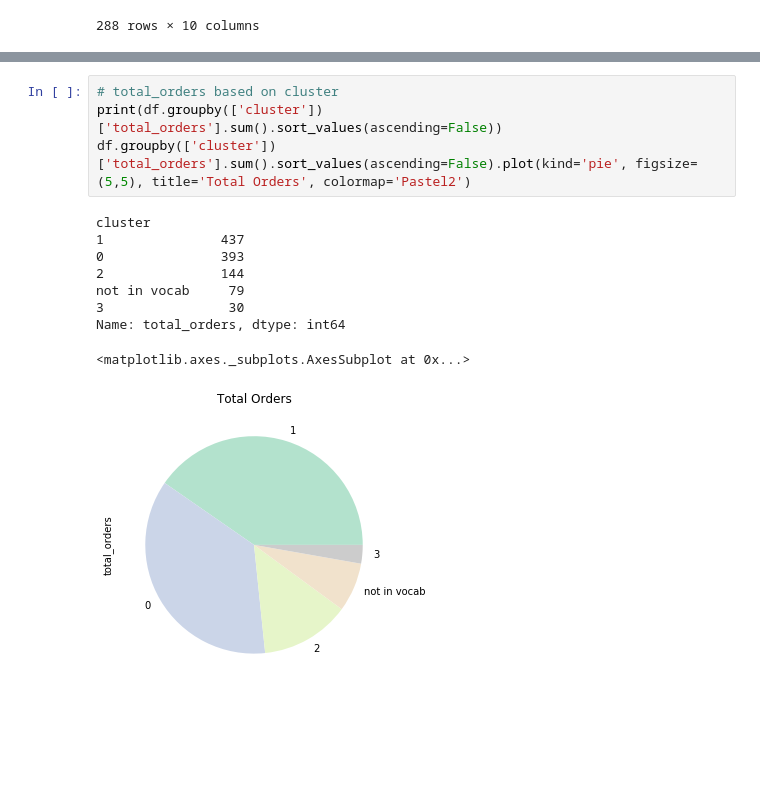
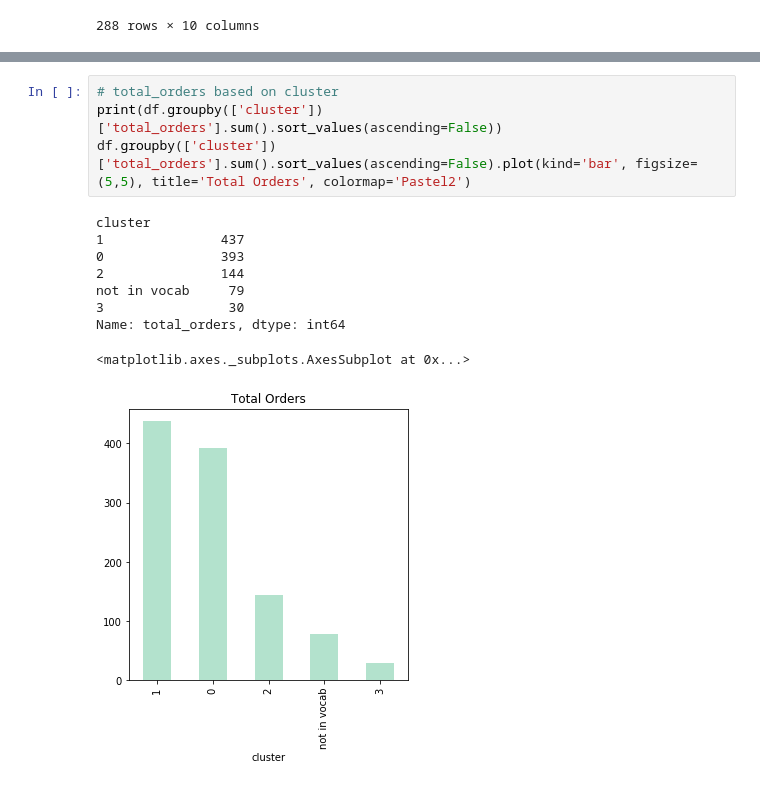
Before and after one commit to PoetriHeriningtyas/keywords-clustering-new-approach, a Jupyter notebook: keyword_clustering_new_approach.ipynb, the cells around one changed output, grey strips where cells are left out. Cells and saved outputs as stored; diff of their text form; blank space fills up the shorter version.

```diff
--- a/keyword_clustering_new_approach.ipynb
+++ b/keyword_clustering_new_approach.ipynb
@@ -348,17 +347,17 @@ Name: total_sale, dtype: float64
 # %%
 # total_orders based on cluster
 print(df.groupby(['cluster'])['total_orders'].sum().sort_values(ascending=False))
-df.groupby(['cluster'])['total_orders'].sum().sort_values(ascending=False).plot(kind='pie', figsize=(5,5), title='Total Orders', colormap='Pastel2')
+df.groupby(['cluster'])['total_orders'].sum().sort_values(ascending=False).plot(kind='bar', figsize=(5,5), title='Total Orders', colormap='Pastel2')
 # %% [output]
 cluster
 1               437
 0               393
 2               144
 not in vocab     79
 3                30
 Name: total_orders, dtype: int64
 <matplotlib.axes._subplots.AxesSubplot at 0x...>
-[figure, old version]
+[figure, new version]
 # %%
 # total_coupons based on cluster
 print(df.groupby(['cluster'])['total_coupons'].sum().sort_values(ascending=False))
```
Also changed, not shown: parts of 8 cells of this notebook, 9 other files.
